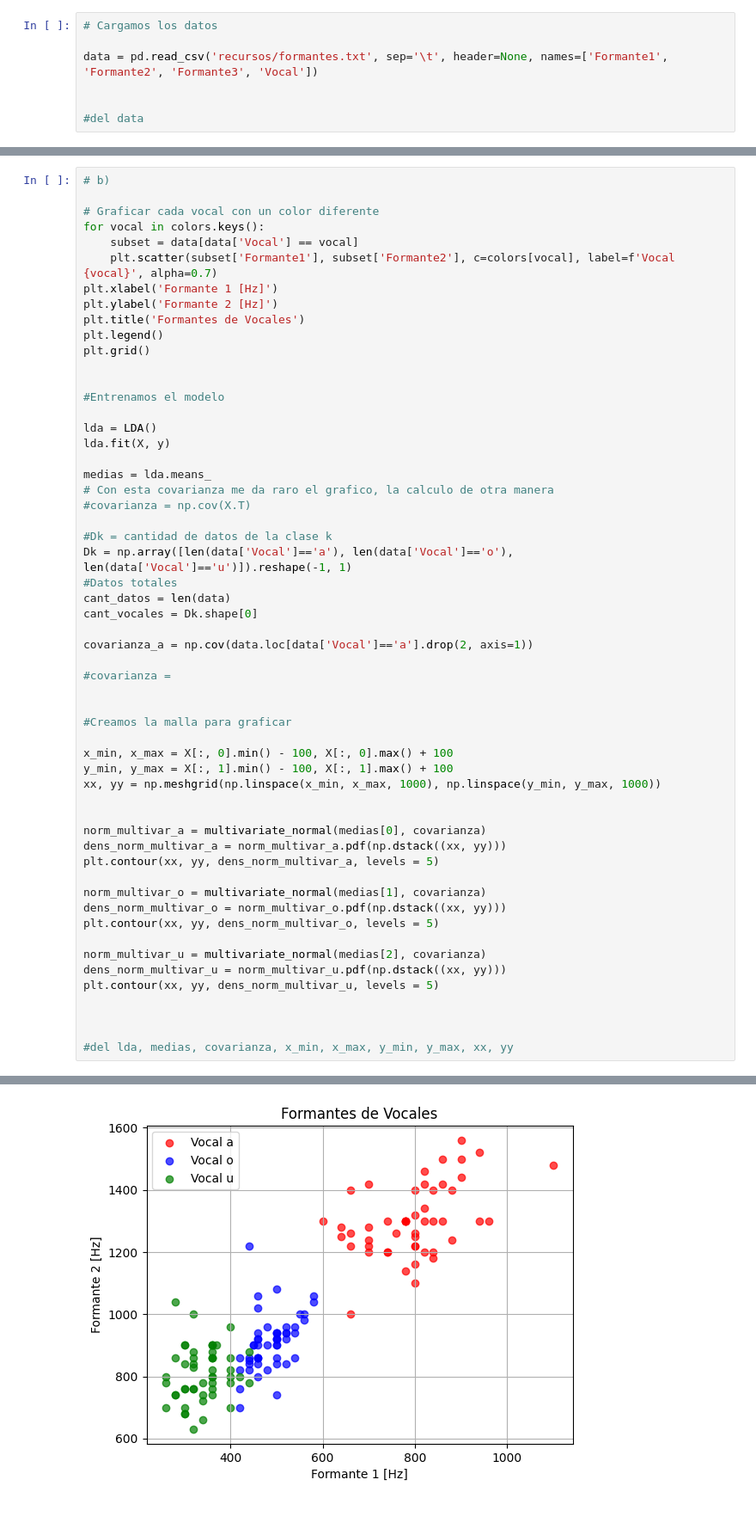
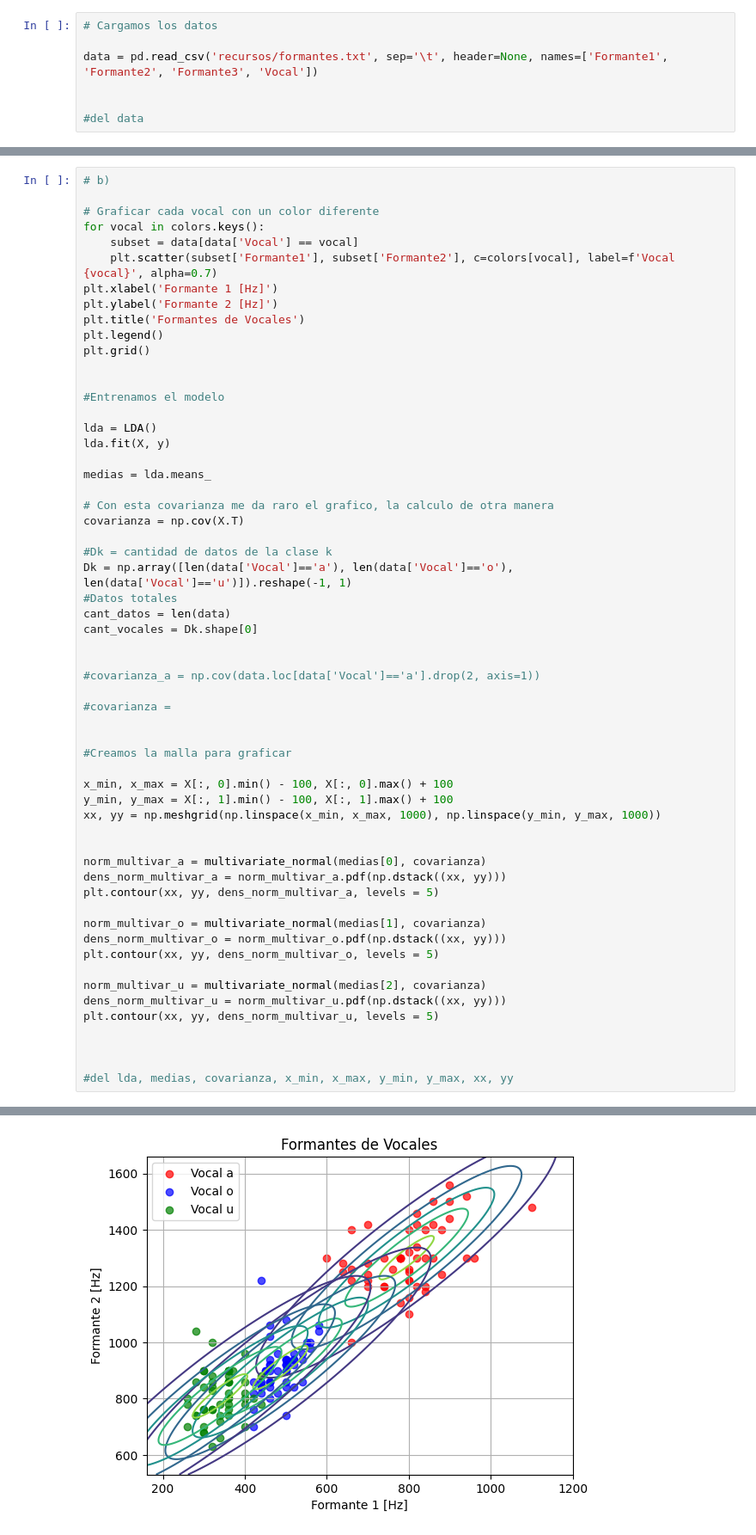
Before and after one commit to joaquinmacia/taller_procesamiento_senales, a Jupyter notebook: guia_2/guia_2.ipynb, the cells around one changed output, grey strips where cells are left out. Shown at 86% size. Saved outputs shown, nothing was run; the diff lists cells and outputs as text.

```diff
--- a/guia_2/guia_2.ipynb
+++ b/guia_2/guia_2.ipynb
@@ -658,8 +626,9 @@ lda = LDA()
 lda.fit(X, y)
 
 medias = lda.means_
+
 # Con esta covarianza me da raro el grafico, la calculo de otra manera
-#covarianza = np.cov(X.T)
+covarianza = np.cov(X.T)
 
 #Dk = cantidad de datos de la clase k
 Dk = np.array([len(data['Vocal']=='a'), len(data['Vocal']=='o'), len(data['Vocal']=='u')]).reshape(-1, 1)
@@ -667,7 +636,8 @@ Dk = np.array([len(data['Vocal']=='a'), len(data['Vocal']=='o'), len(data['Vocal
 cant_datos = len(data)
 cant_vocales = Dk.shape[0]
 
-covarianza_a = np.cov(data.loc[data['Vocal']=='a'].drop(2, axis=1))
+
+#covarianza_a = np.cov(data.loc[data['Vocal']=='a'].drop(2, axis=1))
 
 #covarianza =
 
@@ -699 +669 @@ KeyError: '[2] not found in axis'
-[figure, old version]
+[figure, new version]
```
Also changed, not shown: parts of 5 cells of this notebook, 1 other file.
